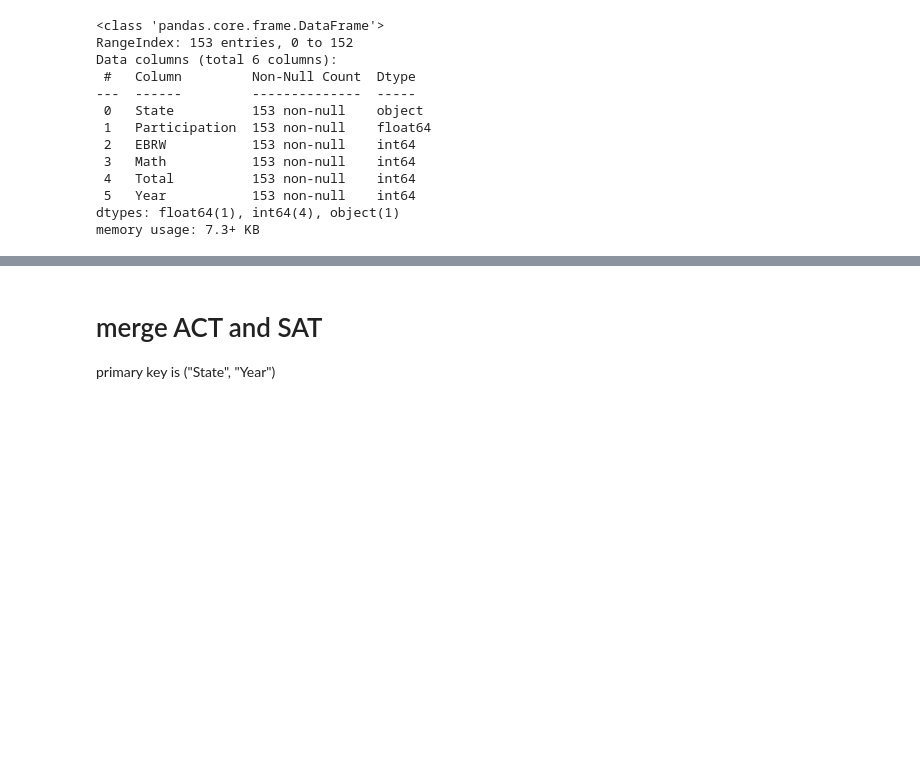
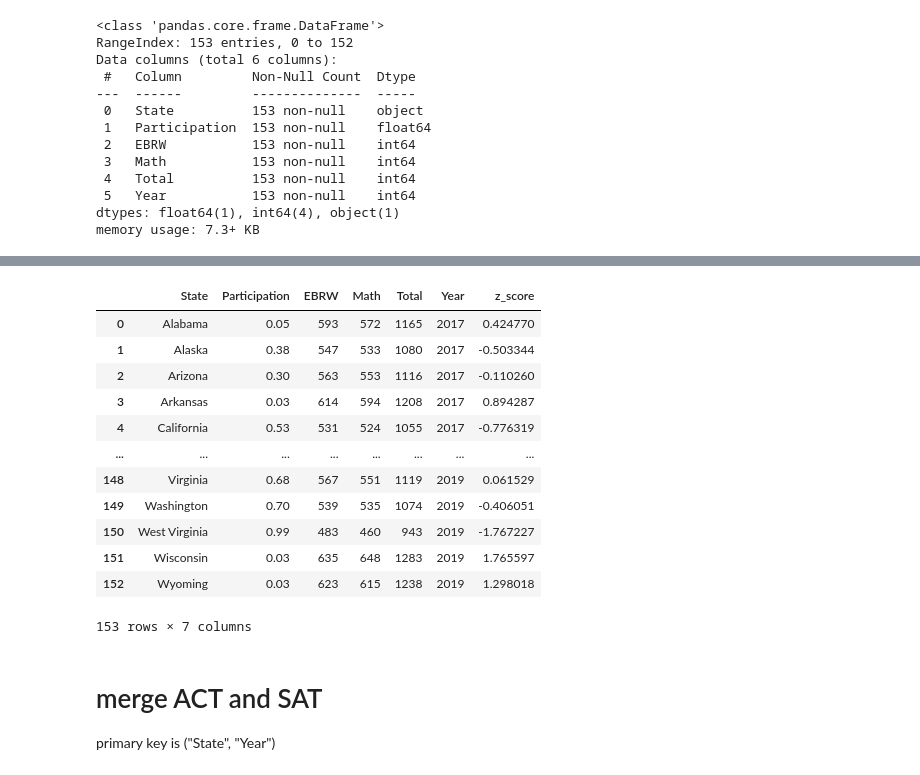
Before and after one commit to nozomiyamada/DSI2, a Jupyter notebook: project_1/data_cleaning.ipynb, the cells around one changed output, grey strips where cells are left out. Saved outputs shown, nothing was run; the diff lists cells and outputs as text; code cells hidden in the pictures; blank space fills up the shorter version.

```diff
--- a/project_1/data_cleaning.ipynb
+++ b/project_1/data_cleaning.ipynb
@@ -324,3 +361,26 @@ memory usage: 7.3+ KB
+# %%
+## calculate z-score of each years: SAT
+## return type is list, it can +
+sat['z_score'] = \
+    z_score(sat[sat.Year==2017]['Total']) +\
+    z_score(sat[sat.Year==2018]['Total']) +\
+    z_score(sat[sat.Year==2019]['Total'])
+
+sat
+# %% [output]
+|  | State | Participation | EBRW | Math | Total | Year | z_score |
+| 0 | Alabama | 0.05 | 593 | 572 | 1165 | 2017 | 0.424770 |
+| 1 | Alaska | 0.38 | 547 | 533 | 1080 | 2017 | -0.503344 |
+| 2 | Arizona | 0.30 | 563 | 553 | 1116 | 2017 | -0.110260 |
+| 3 | Arkansas | 0.03 | 614 | 594 | 1208 | 2017 | 0.894287 |
+| 4 | California | 0.53 | 531 | 524 | 1055 | 2017 | -0.776319 |
+| ... | ... | ... | ... | ... | ... | ... | ... |
+| 148 | Virginia | 0.68 | 567 | 551 | 1119 | 2019 | 0.061529 |
+| 149 | Washington | 0.70 | 539 | 535 | 1074 | 2019 | -0.406051 |
+| 150 | West Virginia | 0.99 | 483 | 460 | 943 | 2019 | -1.767227 |
+| 151 | Wisconsin | 0.03 | 635 | 648 | 1283 | 2019 | 1.765597 |
+| 152 | Wyoming | 0.03 | 623 | 615 | 1238 | 2019 | 1.298018 |
+153 rows × 7 columns
 # %% [markdown]
 # merge ACT and SAT
 primary key is ("State", "Year")
```
Also changed, not shown: parts of 7 cells of this notebook, 4 other files.
